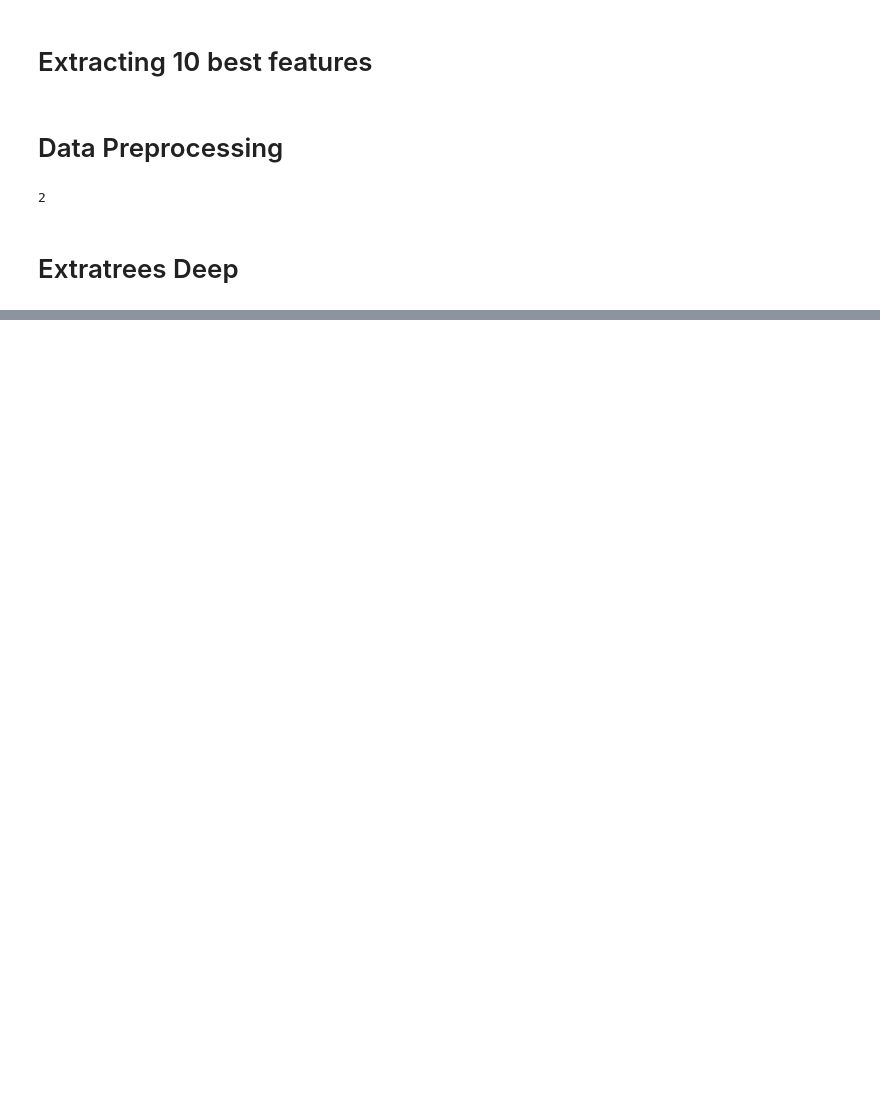
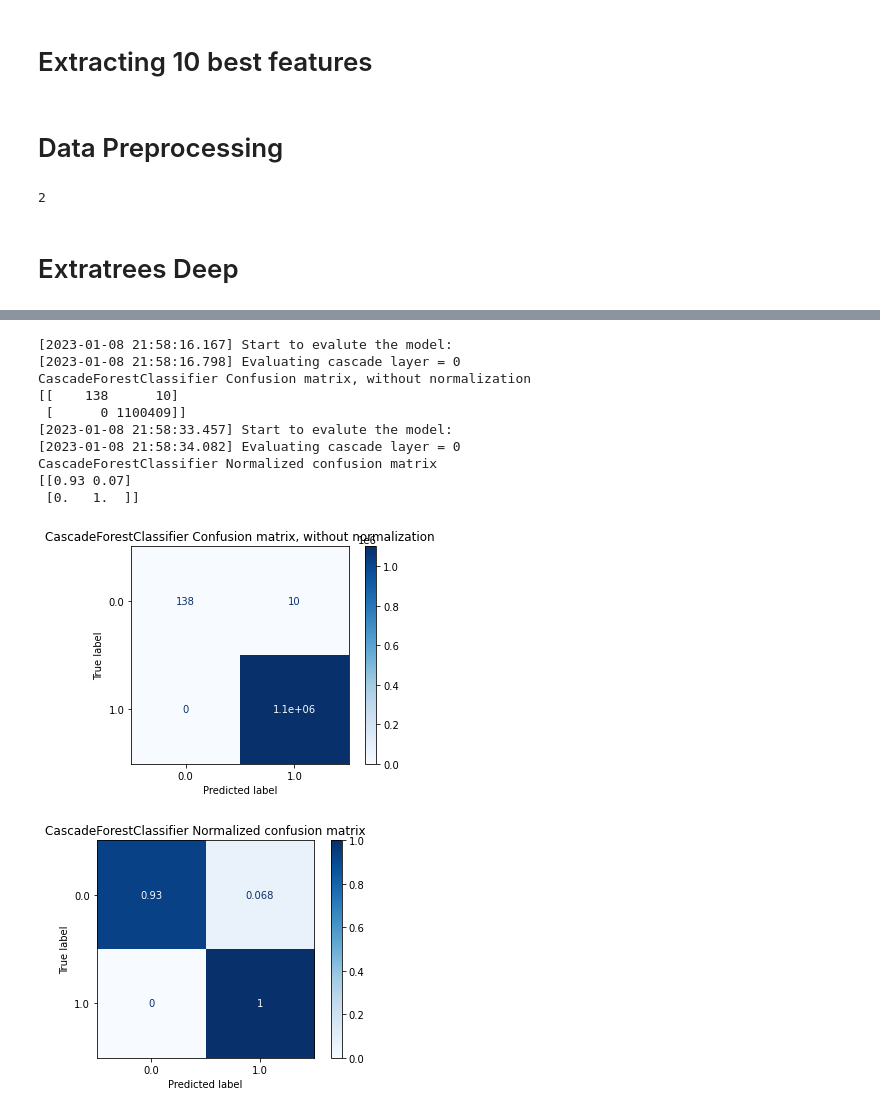
Before and after one commit to lmdpnew/Bot-IoT, a Jupyter notebook: notebooks/DeepExtratTrees Bot-IOT attack.ipynb, the cells around one changed output, grey strips where cells are left out. Saved outputs shown, nothing was run; the diff lists cells and outputs as text; code cells hidden in the pictures; blank space fills up the shorter version.

```diff
--- a/notebooks/DeepExtratTrees Bot-IOT attack.ipynb
+++ b/notebooks/DeepExtratTrees Bot-IOT attack.ipynb
@@ -157,0 +279,36 @@ print("\nTesting Accuracy: {:.3f} %".format(acc))
+# %%
+# Plot non-normalized confusion matrix
+#np.set_printoptions(precision=2)
+
+titles_options = [
+    ("CascadeForestClassifier Confusion matrix, without normalization", None),
+    ("CascadeForestClassifier Normalized confusion matrix", "true"),
+]
+for title, normalize in titles_options:
+    disp = ConfusionMatrixDisplay.from_estimator(
+        model,
+        X_test,
+        y_test,
+        #display_labels=class_names,
+        cmap=plt.cm.Blues,
+        normalize=normalize,
+    )
+    disp.ax_.set_title(title)
+
+    print(title)
+    print(disp.confusion_matrix)
+
+plt.show()
+# %% [output]
+[2023-01-08 21:58:16.167] Start to evalute the model:
+[2023-01-08 21:58:16.798] Evaluating cascade layer = 0
+CascadeForestClassifier Confusion matrix, without normalization
+[[    138      10]
+ [      0 1100409]]
+[2023-01-08 21:58:33.457] Start to evalute the model:
+[2023-01-08 21:58:34.082] Evaluating cascade layer = 0
+CascadeForestClassifier Normalized confusion matrix
+[[0.93 0.07]
+ [0.   1.  ]]
+[figure, added]
+[figure, added]
```
Also changed, not shown: parts of 14 cells of this notebook.
